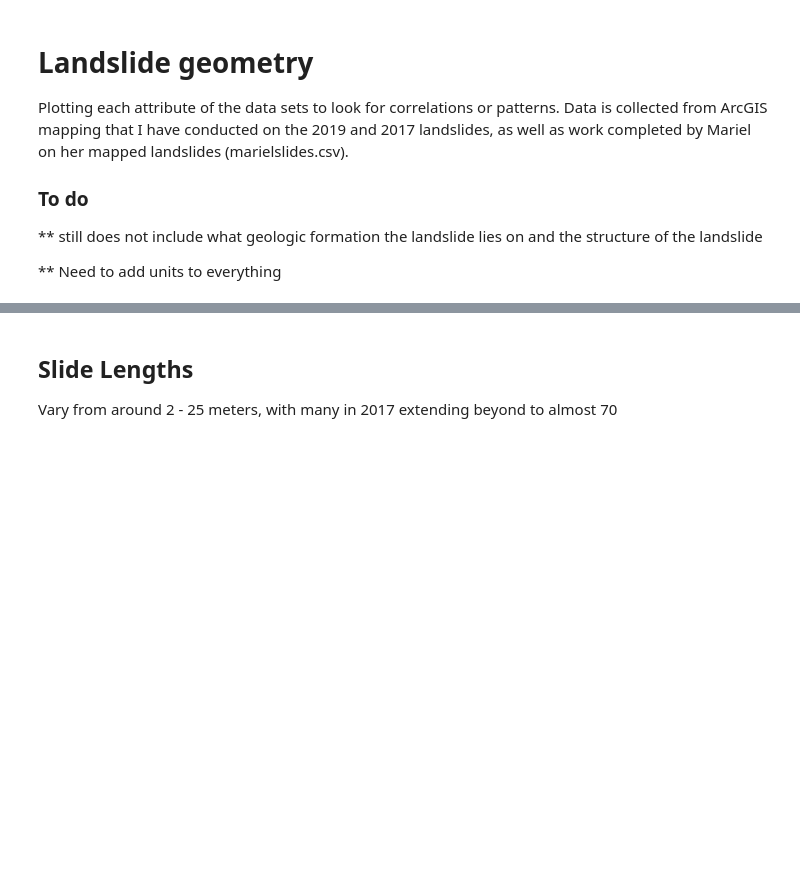
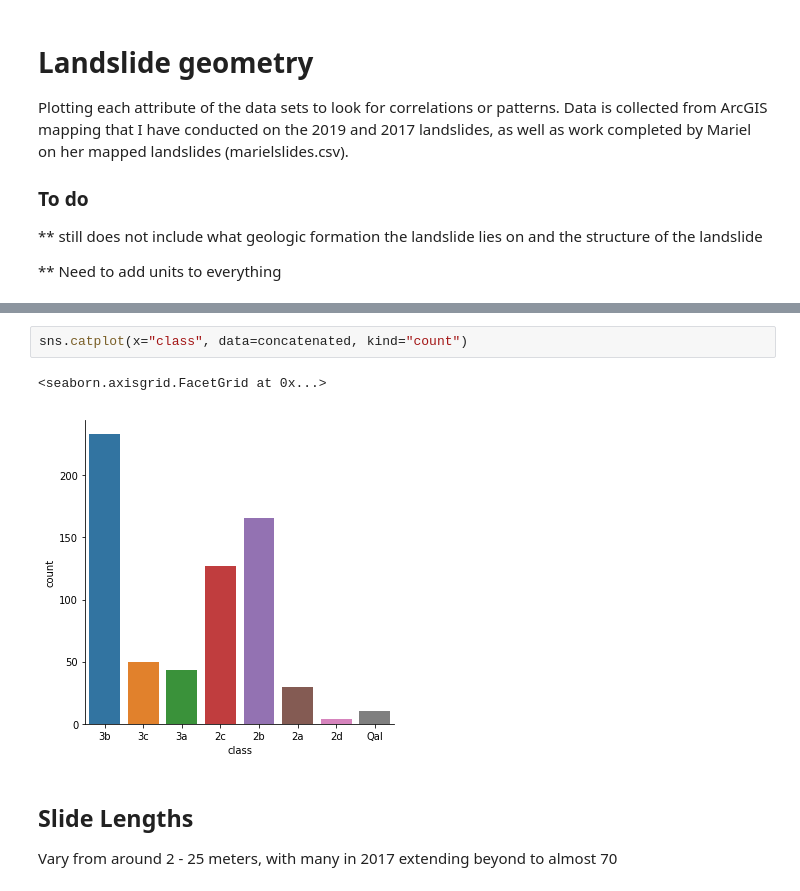
Before and after one commit to marynsanders/surfProject, a Jupyter notebook: landslide_geometry/landslide_geometry.ipynb, the cells around one changed output, grey strips where cells are left out. Saved outputs shown, nothing was run; the diff lists cells and outputs as text; blank space fills up the shorter version.

```diff
--- a/landslide_geometry/landslide_geometry.ipynb
+++ b/landslide_geometry/landslide_geometry.ipynb
@@ -28,3 +46,8 @@ missed2017 = pd.read_csv('missed2017_slides.csv')
+# %%
+sns.catplot(x="class", data=concatenated, kind="count")
+# %% [output]
+<seaborn.axisgrid.FacetGrid at 0x...>
+[figure, added]
 # %% [markdown]
 ## Slide Lengths
 
```
Also changed, not shown: parts of 5 cells of this notebook.
